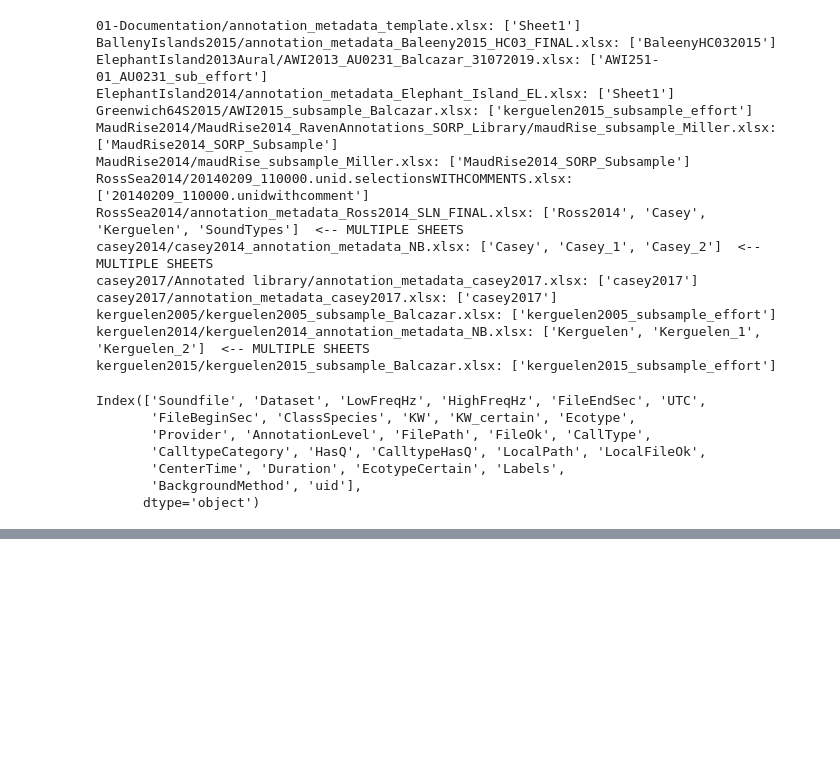
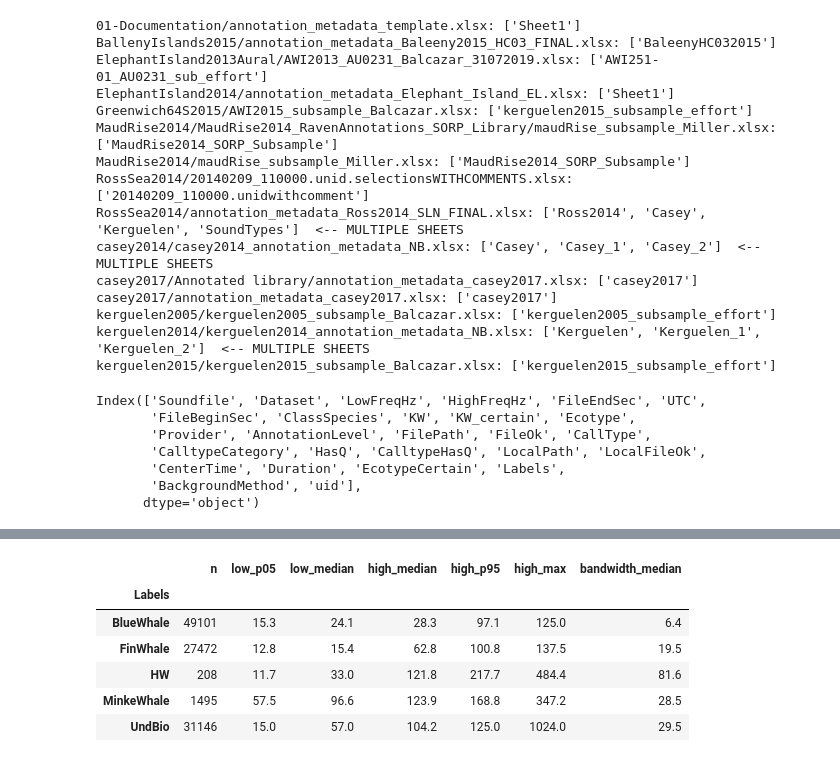
Before and after one commit to coastal-science/HALLO_encoder_collection, a Jupyter notebook: scripts/blue_fin_antartica/experimental/eda.ipynb, the cells around one changed output, grey strips where cells are left out. Cells and saved outputs as stored; diff of their text form; code cells hidden in the pictures; blank space fills up the shorter version.

```diff
--- a/scripts/blue_fin_antartica/experimental/eda.ipynb
+++ b/scripts/blue_fin_antartica/experimental/eda.ipynb
@@ -70,0 +80,25 @@ annot_df['Labels'].value_counts()
+# %%
+# freq range (annotation box LowFreqHz -> HighFreqHz) per label; Background windows have no box
+events = annot_df[annot_df["Labels"] != "Background"].copy()
+events["BandwidthHz"] = events["HighFreqHz"] - events["LowFreqHz"]
+
+def freq_summary(grouped):
+    return pd.DataFrame({
+        "n": grouped.size(),
+        "low_p05": grouped["LowFreqHz"].quantile(0.05),
+        "low_median": grouped["LowFreqHz"].median(),
+        "high_median": grouped["HighFreqHz"].median(),
+        "high_p95": grouped["HighFreqHz"].quantile(0.95),
+        "high_max": grouped["HighFreqHz"].max(),
+        "bandwidth_median": grouped["BandwidthHz"].median(),
+    }).round(1)
+
+freq_summary(events.groupby("Labels"))
+# %% [output]
+|  | n | low_p05 | low_median | high_median | high_p95 | high_max | bandwidth_median |
+| Labels |  |  |  |  |  |  |  |
+| BlueWhale | 49101 | 15.3 | 24.1 | 28.3 | 97.1 | 125.0 | 6.4 |
+| FinWhale | 27472 | 12.8 | 15.4 | 62.8 | 100.8 | 137.5 | 19.5 |
+| HW | 208 | 11.7 | 33.0 | 121.8 | 217.7 | 484.4 | 81.6 |
+| MinkeWhale | 1495 | 57.5 | 96.6 | 123.9 | 168.8 | 347.2 | 28.5 |
+| UndBio | 31146 | 15.0 | 57.0 | 104.2 | 125.0 | 1024.0 | 29.5 |
```
Also changed, not shown: parts of 3 cells of this notebook, 8 other files.
